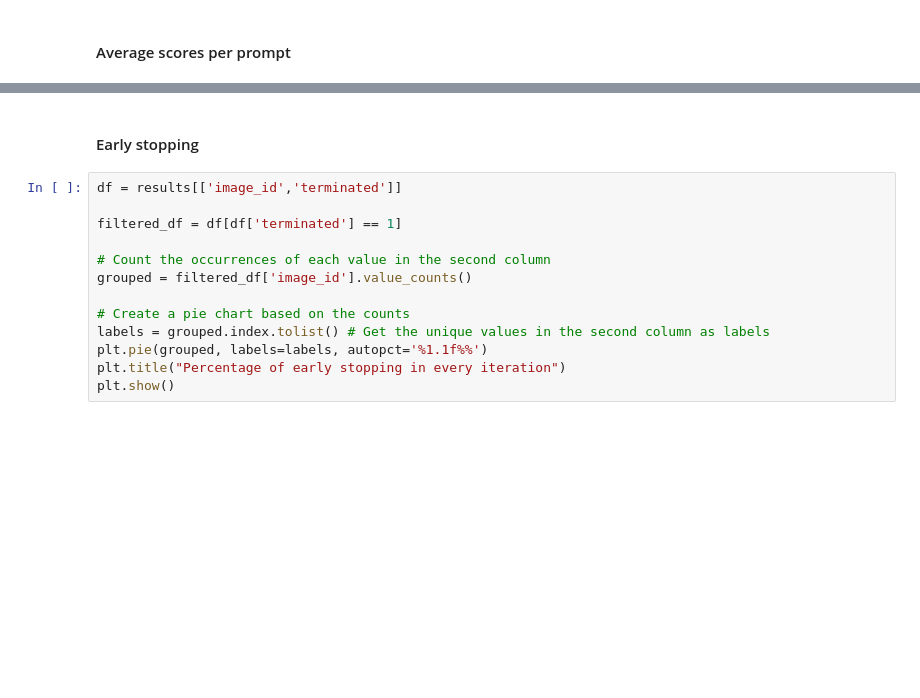
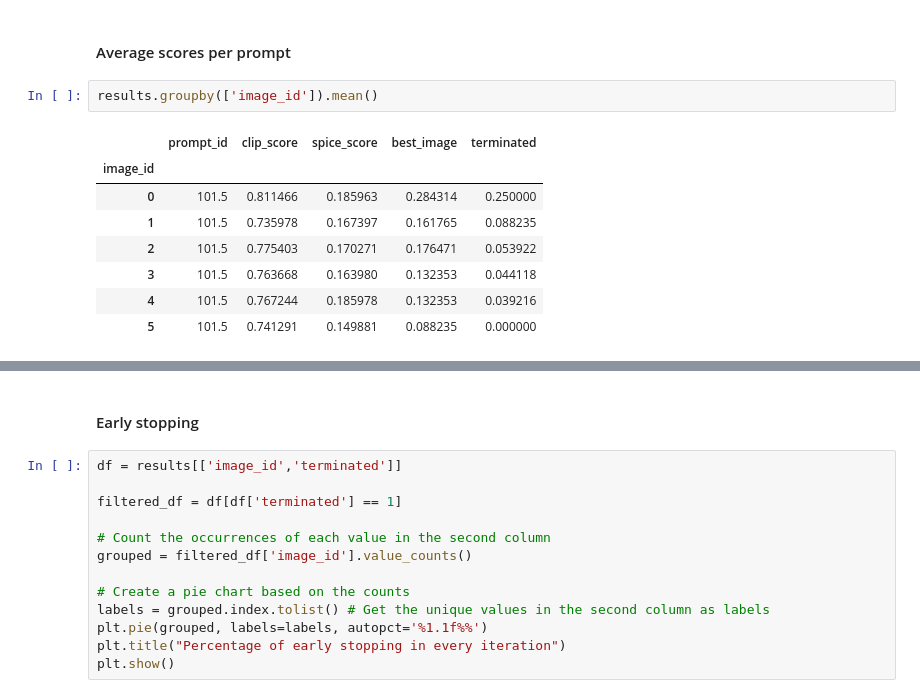
Before and after one commit to JonaRuthardt/SocraticImageGeneration, a Jupyter notebook: evaluation/evalution_results.ipynb, the cells around one changed output, grey strips where cells are left out. Drawn from its saved outputs; the diff is of its cells as text; blank space fills up the shorter version.

```diff
--- a/evaluation/evalution_results.ipynb
+++ b/evaluation/evalution_results.ipynb
@@ -135,6 +152,17 @@ img_sim_score    0.563663
 dtype: float64
 # %% [markdown]
 #### Average scores per prompt
+# %%
+results.groupby(['image_id']).mean()
+# %% [output]
+|  | prompt_id | clip_score | spice_score | best_image | terminated |
+| image_id |  |  |  |  |  |
+| 0 | 101.5 | 0.811466 | 0.185963 | 0.284314 | 0.250000 |
+| 1 | 101.5 | 0.735978 | 0.167397 | 0.161765 | 0.088235 |
+| 2 | 101.5 | 0.775403 | 0.170271 | 0.176471 | 0.053922 |
+| 3 | 101.5 | 0.763668 | 0.163980 | 0.132353 | 0.044118 |
+| 4 | 101.5 | 0.767244 | 0.185978 | 0.132353 | 0.039216 |
+| 5 | 101.5 | 0.741291 | 0.149881 | 0.088235 | 0.000000 |
 # %%
 # Average scores per prompt
 results.groupby(['prompt_id','user_prompt'])[scores].mean()
```
Also changed, not shown: parts of 16 cells of this notebook.
